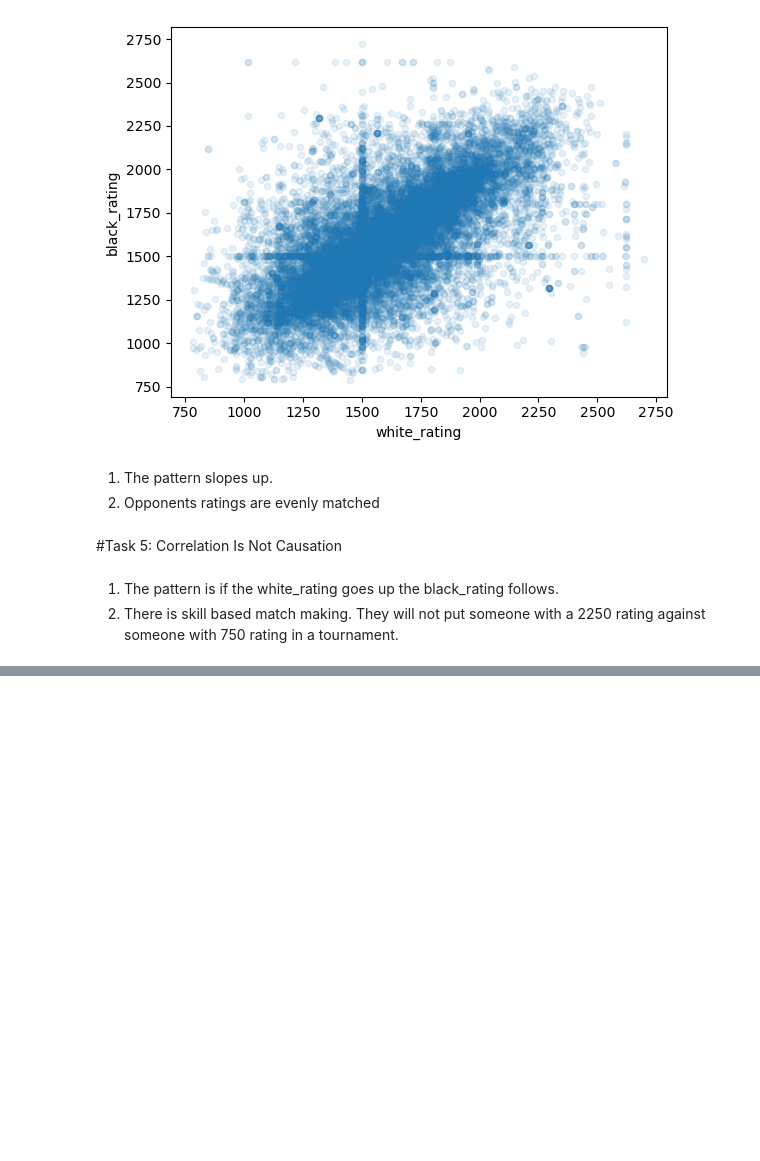
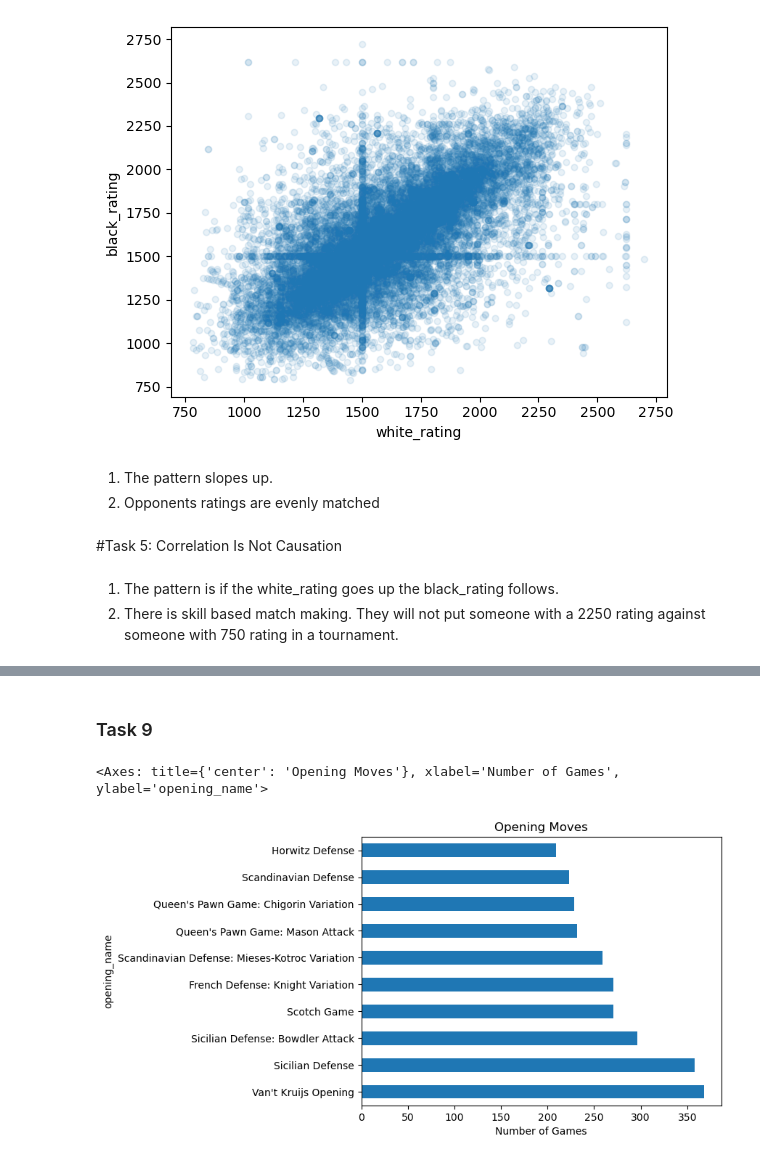
Before and after one commit to AndrewGriffith328/charts, a Jupyter notebook: charts.ipynb, the cells around one changed output, grey strips where cells are left out. Cells and saved outputs as stored; diff of their text form; code cells hidden in the pictures; blank space fills up the shorter version.

```diff
--- a/charts.ipynb
+++ b/charts.ipynb
@@ -87,0 +138,15 @@ chess[['white_rating', 'black_rating']].plot(kind='scatter', x='white_rating', y
+# %% [markdown]
+### Task 9
+# %%
+top_openings = chess["opening_name"].value_counts().head(10)
+
+top_openings.plot(
+    kind="barh",
+    title="Opening Moves",
+    xlabel="Number of Games"
+)
+
+# The names are too long, they make the formatting weird
+# %% [output]
+<Axes: title={'center': 'Opening Moves'}, xlabel='Number of Games', ylabel='opening_name'>
+[figure, added]
```
Also changed, not shown: parts of 7 cells of this notebook.
